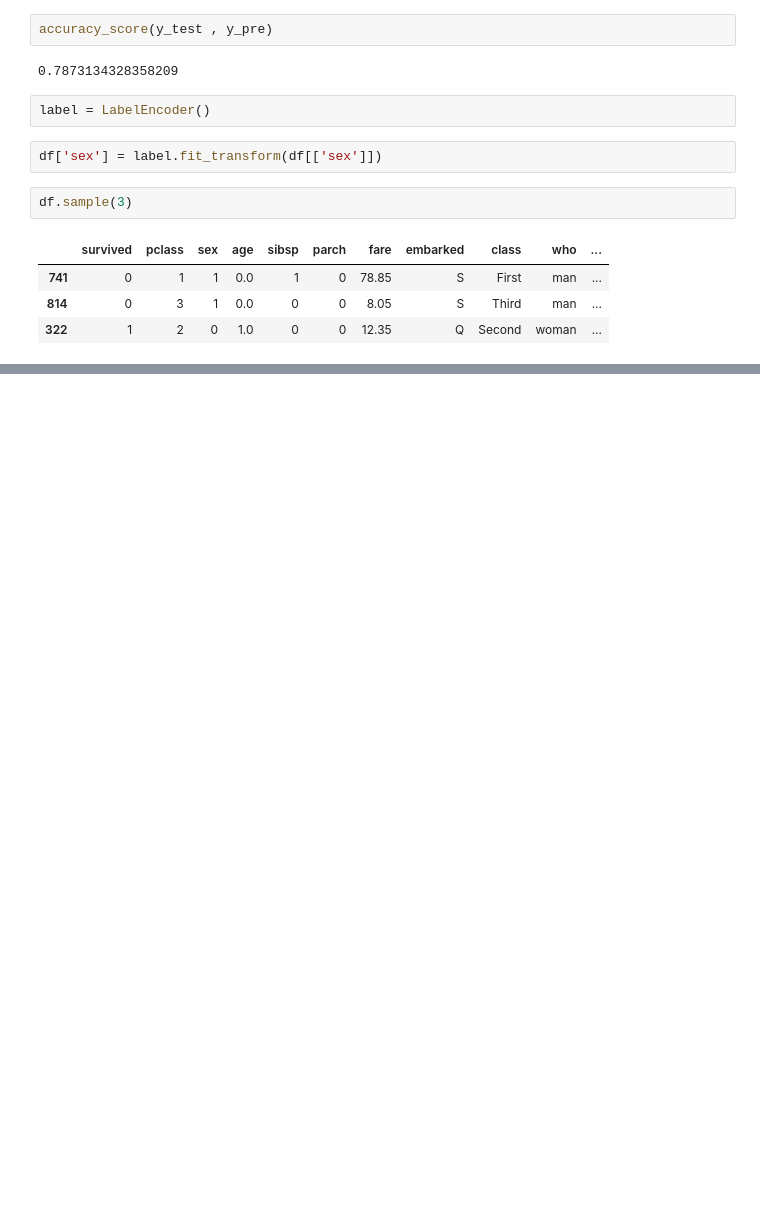
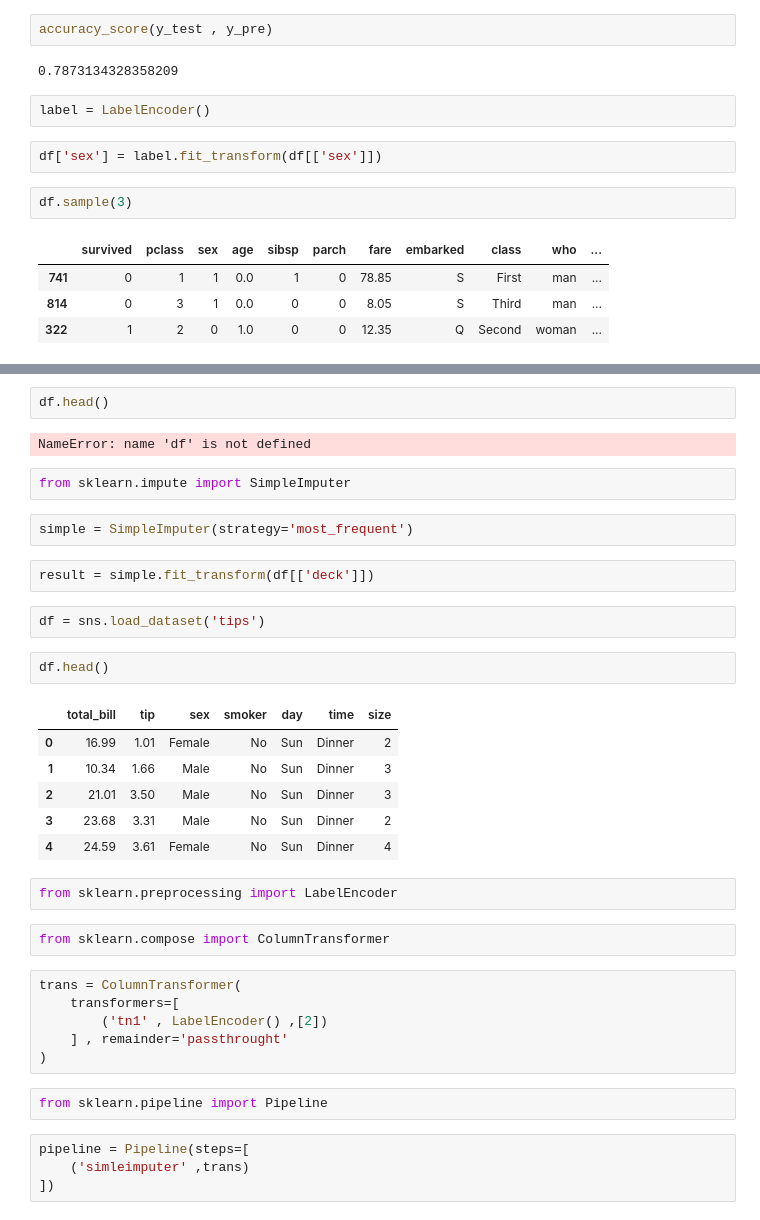
Before and after one commit to ramashishmaurya/Machine-learning, a Jupyter notebook: Untitled.ipynb, the cells around one changed output, grey strips where cells are left out. Cells and saved outputs as stored; diff of their text form; blank space fills up the shorter version.

```diff
--- a/Untitled.ipynb
+++ b/Untitled.ipynb
@@ -229,0 +278,37 @@ from sklearn.preprocessing import Or
+# %%
+df.head()
+# %% [output]
+NameError: name 'df' is not defined
+# %%
+from sklearn.impute import SimpleImputer
+# %%
+simple = SimpleImputer(strategy='most_frequent')
+# %%
+result = simple.fit_transform(df[['deck']])
+# %%
+df = sns.load_dataset('tips')
+# %%
+df.head()
+# %% [output]
+|  | total_bill | tip | sex | smoker | day | time | size |
+| 0 | 16.99 | 1.01 | Female | No | Sun | Dinner | 2 |
+| 1 | 10.34 | 1.66 | Male | No | Sun | Dinner | 3 |
+| 2 | 21.01 | 3.50 | Male | No | Sun | Dinner | 3 |
+| 3 | 23.68 | 3.31 | Male | No | Sun | Dinner | 2 |
+| 4 | 24.59 | 3.61 | Female | No | Sun | Dinner | 4 |
+# %%
+from sklearn.preprocessing import LabelEncoder
+# %%
+from sklearn.compose import ColumnTransformer
+# %%
+trans = ColumnTransformer(
+    transformers=[
+        ('tn1' , LabelEncoder() ,[2])
+    ] , remainder='passthrought'
+)
+# %%
+from sklearn.pipeline import Pipeline
+# %%
+pipeline = Pipeline(steps=[
+    ('simleimputer' ,trans)
+])
```
Also changed, not shown: parts of 5 cells of this notebook, 2 other files.
